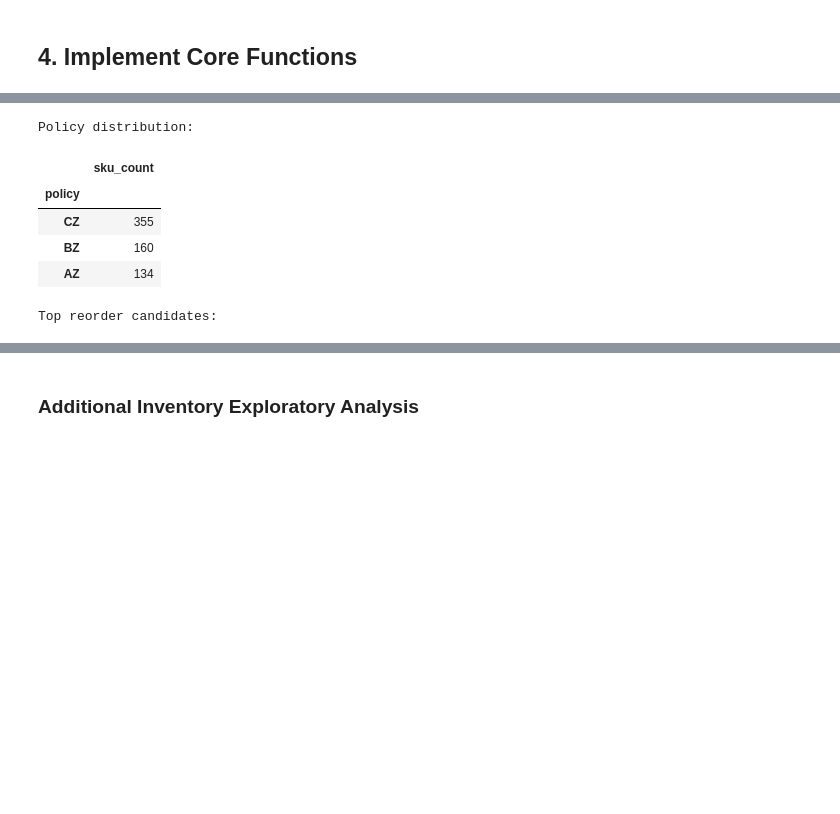
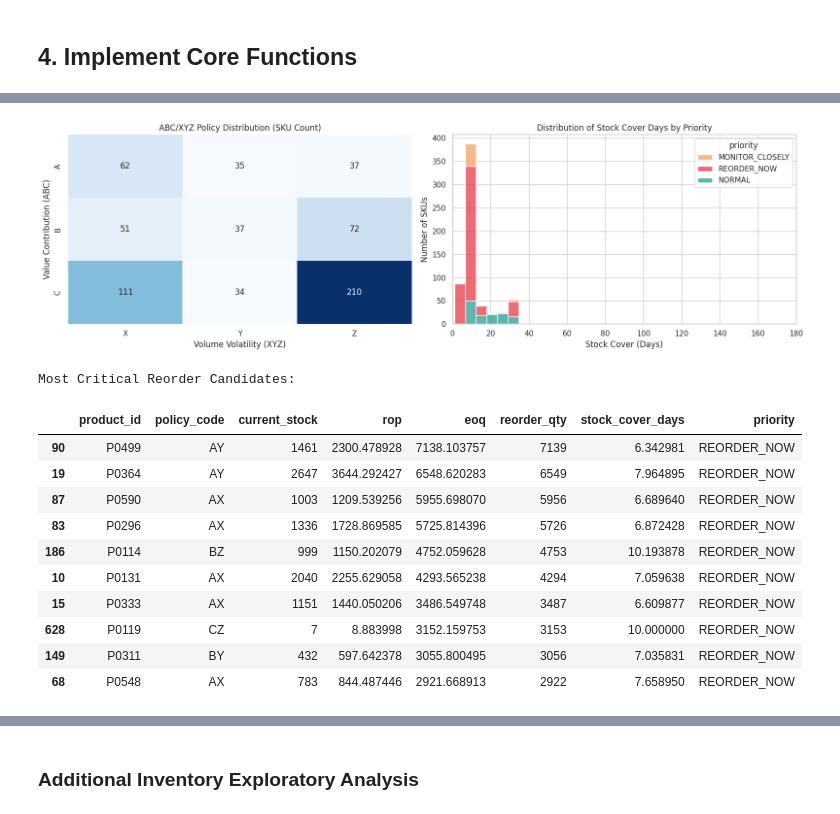
Before and after one commit to Promess02/OptimAIze, a Jupyter notebook: agents/inventory/inventory_abc_xyz_rop_eoq.ipynb, the cells around one changed output, grey strips where cells are left out. Saved outputs shown, nothing was run; the diff lists cells and outputs as text; code cells hidden in the pictures; blank space fills up the shorter version.

```diff
--- a/agents/inventory/inventory_abc_xyz_rop_eoq.ipynb
+++ b/agents/inventory/inventory_abc_xyz_rop_eoq.ipynb
@@ -35,12 +35,13 @@ numpy 2.4.3
 # %%
 @dataclass
 class InventoryConfig:
-    db_path: str = '/home/mikolaj/OptimAIze/ecommerce.db'
+    db_path: str = os.getenv('DB_PATH', '/home/miko/magister/ecommerce.db')
     output_dir: str = 'artifacts/inventory_analysis'
     planning_horizon_days: int = 30
     lead_time_days: int = 7
     service_level: float = 0.95
     service_z: float = 1.645  # Approx z-score for 95% cycle service level
+    demand_anchor_mode: str = 'last_nonzero'  # 'latest' or 'last_nonzero'
 
     # ABC class-based EOQ assumptions
     order_cost_by_abc: Dict[str, float] = None
@@ -48,8 +49,7 @@ class InventoryConfig:
 
     def __post_init__(self):
         if self.order_cost_by_abc is None:
-            self.order_cost_by_abc = {'A': 70.0, 'B': 50.0
-            , 'C': 35.0}
+            self.order_cost_by_abc = {'A': 70.0, 'B': 50.0, 'C': 35.0}
         if self.holding_cost_rate_by_abc is None:
             self.holding_cost_rate_by_abc = {'A': 0.30, 'B': 0.24, 'C': 0.18}
 
@@ -263,19 +288,57 @@ display(result_df.head(10))
 # %%
-# Sample calls to verify behavior
-print('Policy distribution:')
-display(result_df['policy_code'].value_counts().rename_axis('policy').to_frame('sku_count'))
+# 5. Visualizing Inventory Health and Policy Distribution
+import seaborn as sns
+import matplotlib.pyplot as plt
 
-print('Top reorder candidates:')
+plt.figure(figsize=(16, 5))
+
+# 1. Policy Distribution Matrix (Heatmap)
+plt.subplot(1, 2, 1)
+matrix_data = final_df.groupby(['abc_class', 'xyz_class']).size().reset_index(name='count')
+pivot_matrix = matrix_data.pivot(index='abc_class', columns='xyz_class', values='count').fillna(0)
+sns.heatmap(pivot_matrix, annot=True, fmt='g', cmap='Blues', cbar=False)
+plt.title('ABC/XYZ Policy Distribution (SKU Count)')
+plt.xlabel('Volume Volatility (XYZ)')
+plt.ylabel('Value Contribution (ABC)')
+
+# 2. Stock Cover & Reorder Priority Distribution
+plt.subplot(1, 2, 2)
+# Filter unrealistic outliers for clarity
+plot_df = final_df[final_df['stock_cover_days'] < 180].copy()
+sns.histplot(
+    data=plot_df,
+    x='stock_cover_days',
+    hue='priority',
+    multiple='stack',
+    palette={'REORDER_NOW': '#e63946', 'MONITOR_CLOSELY': '#f4a261', 'NORMAL': '#2a9d8f'},
+    bins=30
+)
+plt.title('Distribution of Stock Cover Days by Priority')
+plt.xlabel('Stock Cover (Days)')
+plt.ylabel('Number of SKUs')
+plt.xlim(0, 180)
+
+plt.tight_layout()
+plt.show()
+
+# Display Top 10 Most Critical Reorder Candidates
+print('Most Critical Reorder Candidates:')
 display(
-    result_df[['product_id', 'policy_code', 'current_stock', 'rop', 'eoq', 'reorder_qty', 'priority']]
-    .sort_values(['priority', 'reorder_qty'], ascending=[True, False])
-    .head(15)
+    final_df[['product_id', 'policy_code', 'current_stock', 'rop', 'eoq', 'reorder_qty', 'stock_cover_days', 'priority']]
+    .sort_values(['priority', 'reorder_qty'], ascending=[False, False])
+    .head(10)
 )
 # %% [output]
+[figure, added]
-Policy distribution:
+Most Critical Reorder Candidates:
-|  | sku_count |
-| policy |  |
-| CZ | 355 |
-| BZ | 160 |
-| AZ | 134 |
+|  | product_id | policy_code | current_stock | rop | eoq | reorder_qty | stock_cover_days | priority |
+| 90 | P0499 | AY | 1461 | 2300.478928 | 7138.103757 | 7139 | 6.342981 | REORDER_NOW |
+| 19 | P0364 | AY | 2647 | 3644.292427 | 6548.620283 | 6549 | 7.964895 | REORDER_NOW |
+| 87 | P0590 | AX | 1003 | 1209.539256 | 5955.698070 | 5956 | 6.689640 | REORDER_NOW |
+| 83 | P0296 | AX | 1336 | 1728.869585 | 5725.814396 | 5726 | 6.872428 | REORDER_NOW |
+| 186 | P0114 | BZ | 999 | 1150.202079 | 4752.059628 | 4753 | 10.193878 | REORDER_NOW |
+| 10 | P0131 | AX | 2040 | 2255.629058 | 4293.565238 | 4294 | 7.059638 | REORDER_NOW |
+| 15 | P0333 | AX | 1151 | 1440.050206 | 3486.549748 | 3487 | 6.609877 | REORDER_NOW |
+| 628 | P0119 | CZ | 7 | 8.883998 | 3152.159753 | 3153 | 10.000000 | REORDER_NOW |
+| 149 | P0311 | BY | 432 | 597.642378 | 3055.800495 | 3056 | 7.035831 | REORDER_NOW |
+| 68 | P0548 | AX | 783 | 844.487446 | 2921.668913 | 2922 | 7.658950 | REORDER_NOW |
-Top reorder candidates:
```
Also changed, not shown: parts of 14 cells of this notebook, 6 other files.
